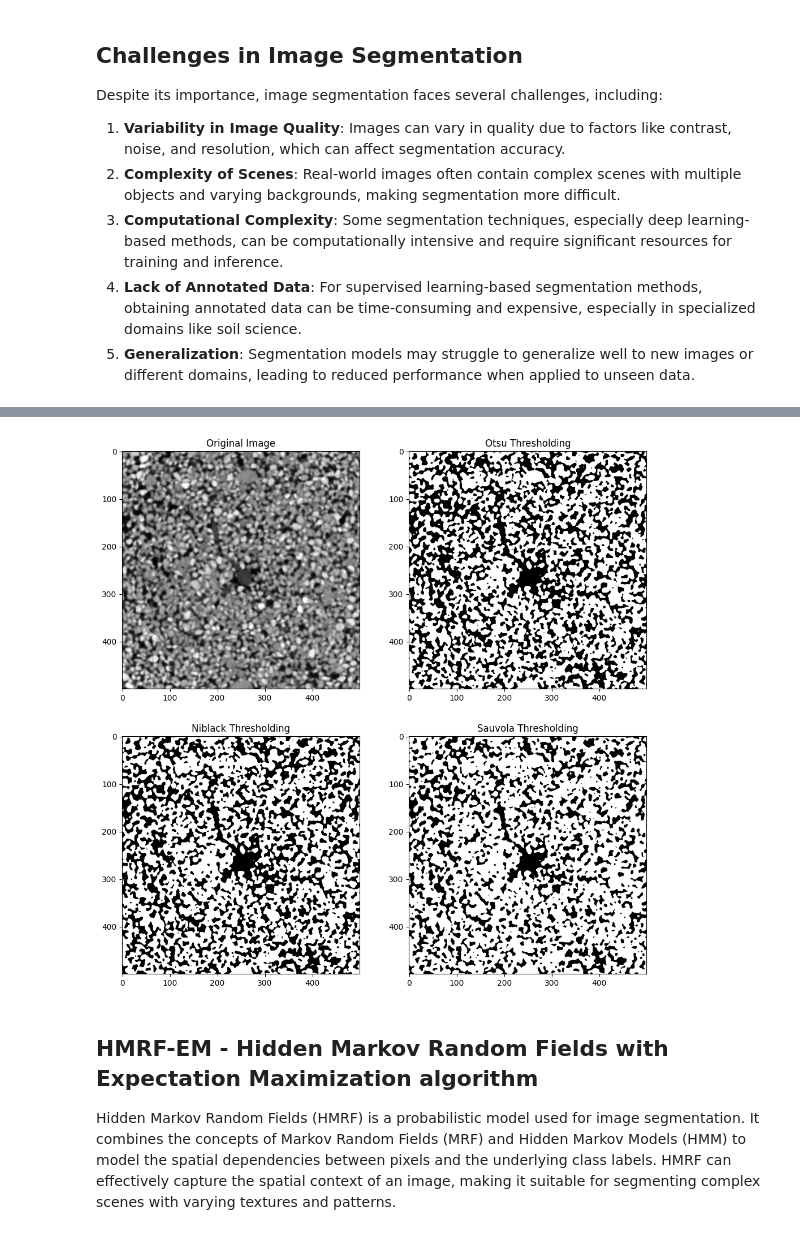
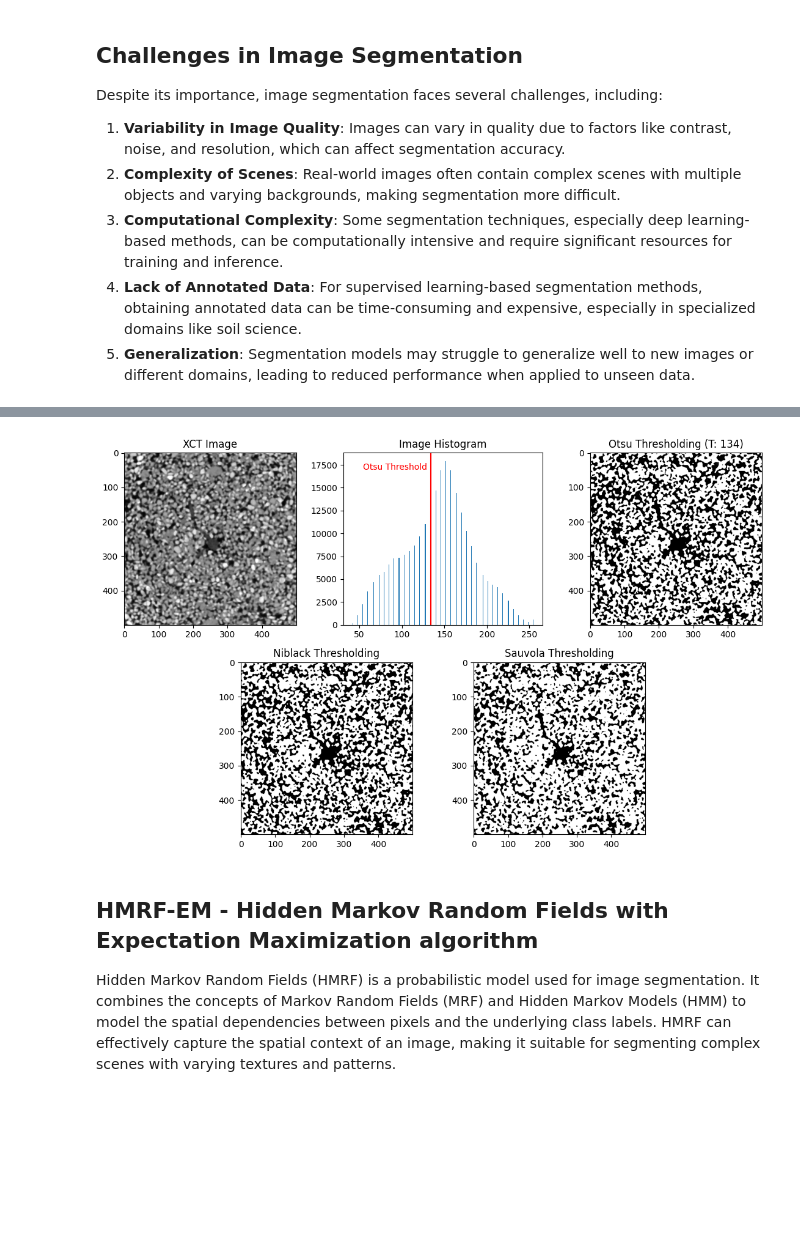
Before and after one commit to EMSL-MONet/Connect_and_Learn_2026, a Jupyter notebook: XCT/Image_Segmentation.ipynb, the cells around one changed output, grey strips where cells are left out. Cells and saved outputs as stored; diff of their text form; code cells hidden in the pictures; blank space fills up the shorter version.

```diff
--- a/XCT/Image_Segmentation.ipynb
+++ b/XCT/Image_Segmentation.ipynb
@@ -68,26 +120,49 @@ Calculates the threshold for each pixel based on the mean and standard deviation
-# %%
-img = mpimg.imread("./Images/Bean Bucket 8bit image0000.tif")
-
-thresh_niblack = threshold_niblack(img, window_size=301, k=0.2)
-thresh_otsu = threshold_otsu(img)
-thresh_sauvola = threshold_sauvola(img, window_size=301)
-
-binary_niblack = img > thresh_niblack
-binary_otsu = img > thresh_otsu
-binary_sauvola = img > thresh_sauvola
-
-fig,ax = plt.subplots(2,2,figsize=(12,12))
-ax[0,0].imshow(img, cmap="gray")
-ax[0,0].set_title("Original Image")
-ax[0,1].imshow(binary_otsu, cmap="gray")
-ax[0,1].set_title("Otsu Thresholding")
-ax[1,0].imshow(binary_niblack, cmap="gray")
-ax[1,0].set_title("Niblack Thresholding")
-ax[1,1].imshow(binary_sauvola, cmap="gray")
-ax[1,1].set_title("Sauvola Thresholding")
-plt.show()
-# %% [output]
-[figure, removed]
+# %%
+# Load the 8-bit grayscale image
+img = mpimg.imread("./Images/Bean Bucket 8bit image0000.tif")
+
+# Apply different thresholding methods #
+# Otsu's method, Niblack's method, and Sauvola's method are applied to the image to compute the respective thresholds.
+thresh_otsu = threshold_otsu(img)
+thresh_niblack = threshold_niblack(img, window_size=301, k=0.2)
+thresh_sauvola = threshold_sauvola(img, window_size=301)
+
+# The resulting binary images are created by comparing the original image to the computed thresholds,
+# resulting in binary images where pixels above the threshold are set to True (or 1) and those below are set to False (or 0).
+binary_niblack = img > thresh_niblack
+binary_otsu = img > thresh_otsu
+binary_sauvola = img > thresh_sauvola
+
+
+# Visualization of the original image, histogram, and the results of the three thresholding methods.
+fig = plt.figure(figsize=(15, 7), tight_layout=True)
+spec = gridspec.GridSpec(ncols=8, nrows=2, figure=fig)
+
+positions = [
+    (0, slice(1, 3)), (0, slice(3, 5)), (0, slice(5, 7)), # Row 0
+    (1, slice(2, 4)), (1, slice(4, 6))                   # Row 1 (centered)
+]
+
+ax = [fig.add_subplot(spec[row, col]) for row, col in positions]
+
+
+ax[0].imshow(img, cmap="gray")
+ax[0].set_title("XCT Image")
+ax[1].hist(img.ravel(), bins=255)
+ax[1].axvline(thresh_otsu, color='r')
+ax[1].text(thresh_otsu -80, ax[1].get_ylim()[1] * 0.9, 'Otsu Threshold', color='r')
+ax[1].set_title("Image Histogram")
+ax[2].imshow(binary_otsu, cmap="gray")
+ax[2].set_title(f"Otsu Thresholding (T: {thresh_otsu})")
+ax[3].imshow(binary_niblack, cmap="gray")
+ax[3].set_title("Niblack Thresholding")
+ax[4].imshow(binary_sauvola, cmap="gray")
+ax[4].set_title("Sauvola Thresholding")
+
+plt.subplots_adjust()
+plt.show()
+# %% [output]
+[figure, added]
 # %% [markdown]
 ## HMRF-EM - Hidden Markov Random Fields with Expectation Maximization algorithm
 
```
Also changed, not shown: parts of 8 cells of this notebook, 12 other files.
